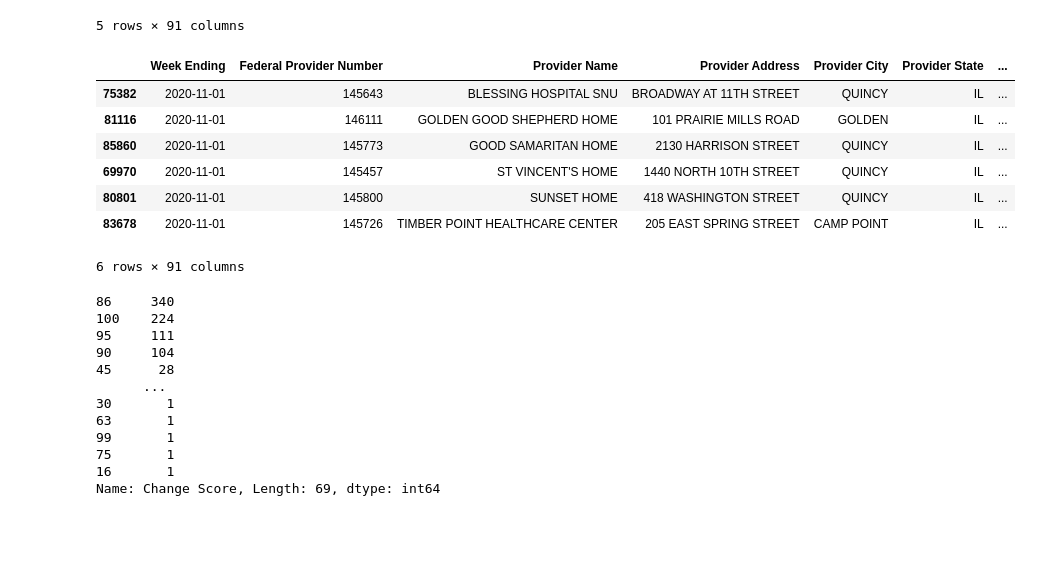
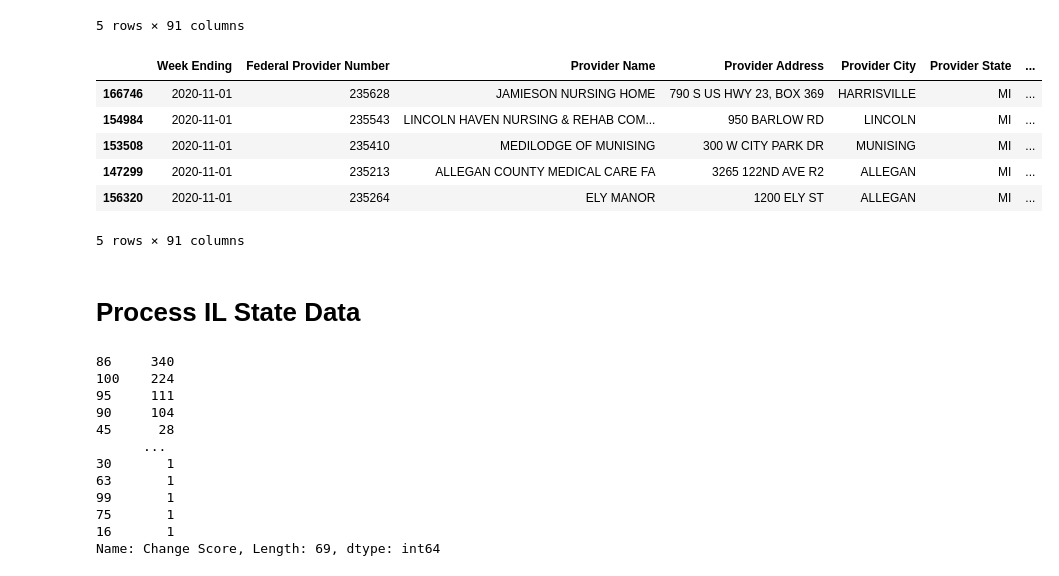
Before and after one commit to JaviThomas/Covid-County-LTC-Analysis, a Jupyter notebook: State_CMS_Compare.ipynb, the cells around one changed output. Drawn from its saved outputs; the diff is of its cells as text; code cells hidden in the pictures; blank space fills up the shorter version.

```diff
--- a/State_CMS_Compare.ipynb
+++ b/State_CMS_Compare.ipynb
@@ -63,18 +52,21 @@ IL_cms_data.head(5)
 | 69970 | 2020-11-01 | 145457 | ST VINCENT'S HOME | 1440 NORTH 10TH STREET | QUINCY | IL | ... |
 | 80801 | 2020-11-01 | 145800 | SUNSET HOME | 418 WASHINGTON STREET | QUINCY | IL | ... |
 5 rows × 91 columns
-# %%
-reporting_date = str(max_date)[0:10]
-IL_cms_data[IL_cms_data['County'] == 'Adams']
-# %% [output]
-|  | Week Ending | Federal Provider Number | Provider Name | Provider Address | Provider City | Provider State | ... |
-| 75382 | 2020-11-01 | 145643 | BLESSING HOSPITAL SNU | BROADWAY AT 11TH STREET | QUINCY | IL | ... |
-| 81116 | 2020-11-01 | 146111 | GOLDEN GOOD SHEPHERD HOME | 101 PRAIRIE MILLS ROAD | GOLDEN | IL | ... |
-| 85860 | 2020-11-01 | 145773 | GOOD SAMARITAN HOME | 2130 HARRISON STREET | QUINCY | IL | ... |
-| 69970 | 2020-11-01 | 145457 | ST VINCENT'S HOME | 1440 NORTH 10TH STREET | QUINCY | IL | ... |
-| 80801 | 2020-11-01 | 145800 | SUNSET HOME | 418 WASHINGTON STREET | QUINCY | IL | ... |
-| 83678 | 2020-11-01 | 145726 | TIMBER POINT HEALTHCARE CENTER | 205 EAST SPRING STREET | CAMP POINT | IL | ... |
-6 rows × 91 columns
+# %%
+MI_cms_data['Provider Name'] = MI_cms_data['Provider Name'].apply(lambda x: x.strip().replace('  ', ' ').upper())
+#IL_cms_data.set_index(['County', 'Provider Name'], inplace = True)
+MI_cms_data.sort_values(by=['County', 'Provider Name'], inplace=True)
+MI_cms_data.head(5)
+# %% [output]
+|  | Week Ending | Federal Provider Number | Provider Name | Provider Address | Provider City | Provider State | ... |
+| 166746 | 2020-11-01 | 235628 | JAMIESON NURSING HOME | 790 S US HWY 23, BOX 369 | HARRISVILLE | MI | ... |
+| 154984 | 2020-11-01 | 235543 | LINCOLN HAVEN NURSING & REHAB COM... | 950 BARLOW RD | LINCOLN | MI | ... |
+| 153508 | 2020-11-01 | 235410 | MEDILODGE OF MUNISING | 300 W CITY PARK DR | MUNISING | MI | ... |
+| 147299 | 2020-11-01 | 235213 | ALLEGAN COUNTY MEDICAL CARE FA | 3265 122ND AVE R2 | ALLEGAN | MI | ... |
+| 156320 | 2020-11-01 | 235264 | ELY MANOR | 1200 ELY ST | ALLEGAN | MI | ... |
+5 rows × 91 columns
+# %% [markdown]
+# Process IL State Data
 # %%
 f = './Reporting_data/IL_2020-11-13_Facilities_LTC_data_v2.csv'
 IL_state_data = pd.read_csv(f,  parse_dates=['ReportingDate'], infer_datetime_format=True)
```
Also changed, not shown: parts of 7 cells of this notebook, 15 other files.
